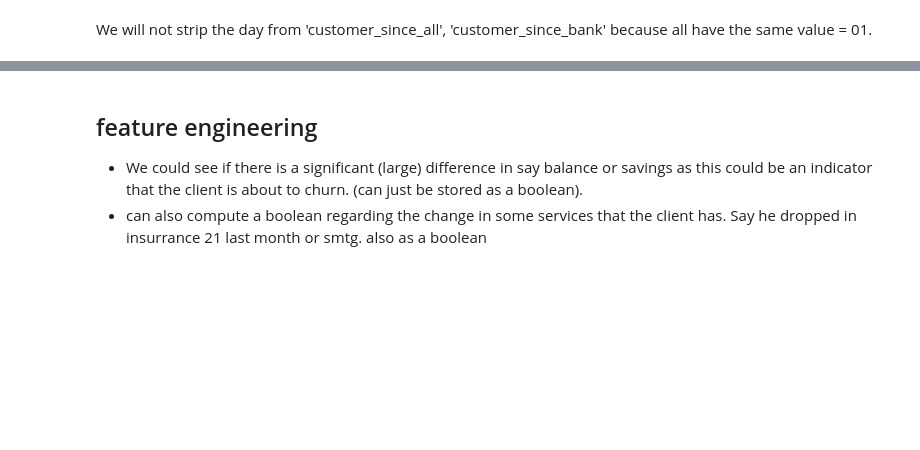
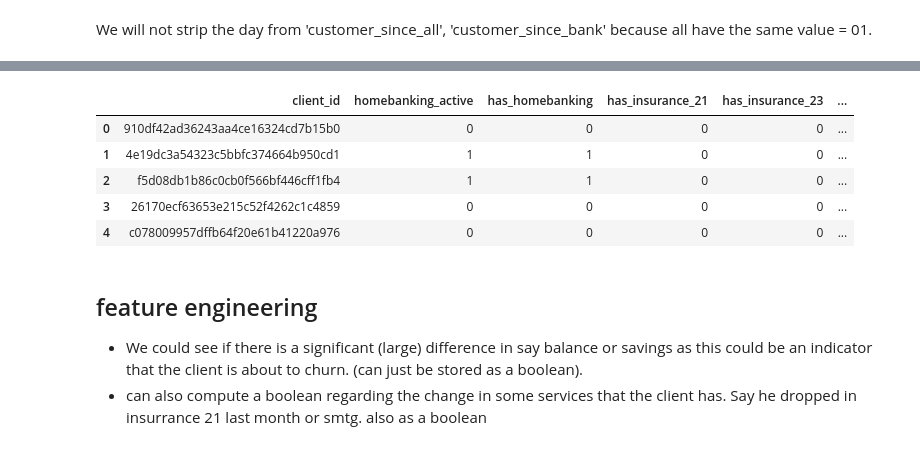
Before and after one commit to AliSafieddine/Churn-Prediction, a Jupyter notebook: Churn-predict.ipynb, the cells around one changed output, grey strips where cells are left out. Drawn from its saved outputs; the diff is of its cells as text; code cells hidden in the pictures; blank space fills up the shorter version.

```diff
--- a/Churn-predict.ipynb
+++ b/Churn-predict.ipynb
@@ -238,3 +235,0 @@ train1.shape
-# %%
-train1.dropna(axis=0, inplace=True)
-train1.shape
@@ -246,16 +256,3 @@ train1.shape
  - customer_birth_date
 # %% [markdown]
 We will not strip the day from 'customer_since_all', 'customer_since_bank' because all have the same value = 01.
-# %%
-train1['Birth_year'] = train1['customer_birth_date'].dt.strftime('%Y').astype(str).astype(int)
-
-train1['Year_since_all'] = train1['customer_since_all'].dt.strftime('%Y').astype(str).astype(int)
-train1['Month_since_all'] = train1['customer_since_all'].dt.strftime('%m').astype(str).astype(int)
-
-
-train1['Year_since_bank'] = train1['customer_since_bank'].dt.strftime('%Y').astype(str).astype(int)
-train1['Month_since_bank'] = train1['customer_since_bank'].dt.strftime('%m').astype(str).astype(int)
-# %%
-train1.drop(['customer_since_all','customer_since_bank','customer_birth_date'], axis=1, inplace=True)
-# %%
-train1.drop(train1[train1['Birth_year'] < 1919].index, inplace = True)
@@ -264,5 +303,12 @@ train1.shape
 # %%
-train1
+train1.head()
+# %% [output]
+|  | client_id | homebanking_active | has_homebanking | has_insurance_21 | has_insurance_23 | ... |
+| 0 | 910df42ad36243aa4ce16324cd7b15b0 | 0 | 0 | 0 | 0 | ... |
+| 1 | 4e19dc3a54323c5bbfc374664b950cd1 | 1 | 1 | 0 | 0 | ... |
+| 2 | f5d08db1b86c0cb0f566bf446cff1fb4 | 1 | 1 | 0 | 0 | ... |
+| 3 | 26170ecf63653e215c52f4262c1c4859 | 0 | 0 | 0 | 0 | ... |
+| 4 | c078009957dffb64f20e61b41220a976 | 0 | 0 | 0 | 0 | ... |
 # %% [markdown]
 ## feature engineering
 - We could see if there is a significant (large) difference in say balance or savings as this could be an indicator that the client is about to churn. (can just be stored as a boolean).
```
Also changed, not shown: parts of 15 cells of this notebook.
